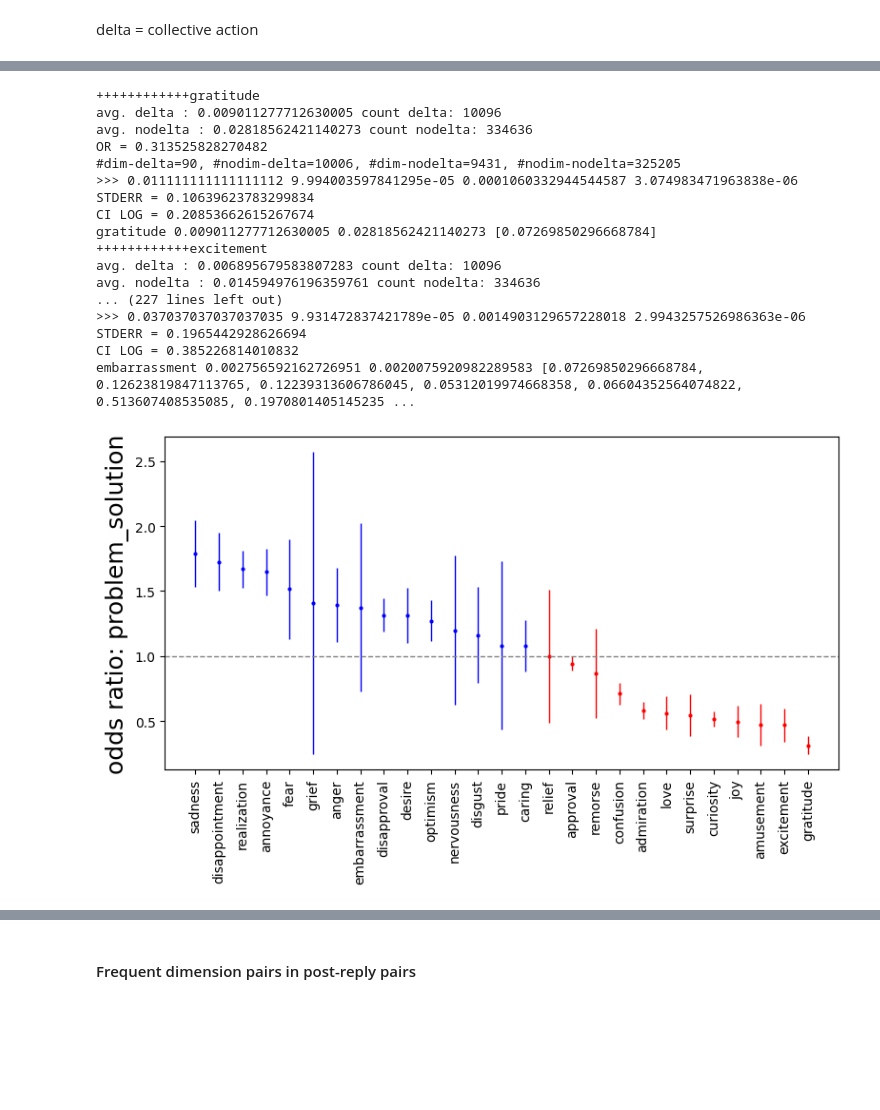
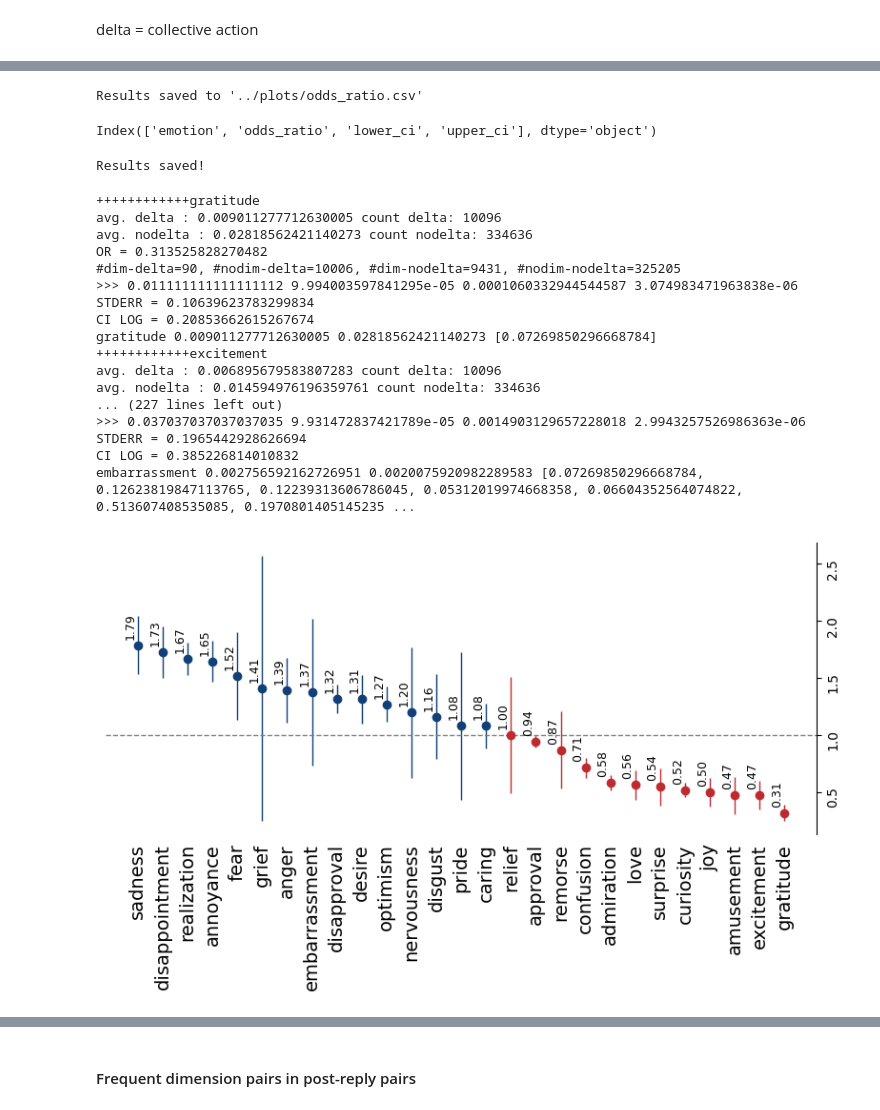
Before and after one commit to todomoldovan/thesis, a Jupyter notebook: notebooks/3_odds-ratios.ipynb, the cells around one changed output, grey strips where cells are left out. Drawn from its saved outputs; the diff is of its cells as text; code cells hidden in the pictures; blank space fills up the shorter version.

Commit message:
emotions

```diff
--- a/notebooks/3_odds-ratios.ipynb
+++ b/notebooks/3_odds-ratios.ipynb
@@ -233,10 +247,15 @@ for i, l in zip(range(len(L)), L):
     #ax.text(i, y_odds + 0.1, f'{y_odds:.2f}', ha='center', va='bottom', fontsize=9, color='black', rotation=90)
     ax.text(i - 0.3, y_odds + 0.05, f'{y_odds:.2f}', ha='center', va='bottom', fontsize=9, color='black', rotation=90)
 
+for tick in ax.get_xticklabels():
+    tick.set_fontsize(14)  # Adjust the font size as needed
+for tick in ax.get_yticklabels():
+    tick.set_fontsize(14)  # Adjust the font size as needed
+
 ax.set_xticks(range(len(labels_ordered)))
 ax.set_xticklabels(labels_ordered)
 ax.yaxis.set_ticks_position('right')
-ax.set_ylabel(f'Odds ratio (collective action)', size=18)
+#ax.set_ylabel(f'Odds ratio (collective action)', size=18)
 ax.axhline(1, linestyle='--', linewidth=1, color='gray')
 for tick in ax.get_xticklabels():
     tick.set_rotation(90)
@@ -272,3 +291,42 @@ embarrassment 0.0025360710345812216 0.002006546922286882 [0.07298786297512905, 0
+# %%
+results_data = {
+    'emotion': labels_ordered,
+    'odds_ratio': [l[0] for l in L],
+    'lower_ci': [l[0] - l[1] for l in L],  # odds_ratio - ci
+    'upper_ci': [l[0] + l[1] for l in L]   # odds_ratio + ci
+}
+
+results_df = pd.DataFrame(results_data)
+results_df.to_csv('../plots/odds_ratio.csv', index=False)
+print(f"Results saved to '../plots/odds_ratio.csv'")
+# %% [output]
+Results saved to '../plots/odds_ratio.csv'
+# %%
+results_df.columns
+# %% [output]
+Index(['emotion', 'odds_ratio', 'lower_ci', 'upper_ci'], dtype='object')
+# %%
+# Map each emotion to a category
+def get_category(emotion):
+    if emotion in positive_emotions:
+        return "positive"
+    elif emotion in negative_emotions:
+        return "negative"
+    elif emotion in ambiguous_emotions:
+        return "ambiguous"
+    else:
+        return "unknown"
+
+# Add a category column
+results_df['category'] = results_df['emotion'].apply(get_category)
+
+# Average the metrics by category
+category_means = results_df.groupby('category')[['odds_ratio', 'lower_ci', 'upper_ci']].mean().reset_index()
+category_means
+category_means.to_csv('../plots/odds_ratio_simple.csv', index=False)
+print(f"Results saved!")
+# %% [output]
+Results saved!
 # %%
 df_no_delta = df[df['problem_solution'] == 0].dropna()
 df_delta = df[df['problem_solution'] == 1].dropna()
@@ -328,9 +386,9 @@ for i, dim in enumerate(all_dims):
 
     print(dim, avg_delta, avg_no_delta, y_ci_OR)
     if avg_delta > avg_no_delta:
-        clr = 'b'
+        clr = '#104076'
     else:
-        clr = 'r'
+        clr = '#BD2B30'
     colors.append(clr)
 
 L = list(zip(y_oddsratio,y_ci_OR, y_ratio, y_delta, y_ci_delta, y_nodelta, y_ci_nodelta, colors, all_dims))
@@ -341,34 +399,52 @@ for i, l in zip(range(len(L)), L):
     y_odds, y_odds_ci, y_rat, y_d, err_delta, y_nod, err_nodelta, color, label = l
     labels_ordered.append(label)
     y_ci_nodelta_ordered.append(err_nodelta)
 
-    ax.plot([i], [y_odds],'o', markersize=2, color=color)
-    ax.errorbar([i], [y_odds], yerr=[y_odds_ci], elinewidth=1, fmt=f'{color}-')
+    #ax.plot([i], [y_odds], 'o', markersize=1, color=color)
+    ax.scatter([i], [y_odds], s=10, color=color)
+    #ax.errorbar([i], [y_odds], yerr=[y_odds_ci], elinewidth=1, fmt=f'{color}-')
+    ax.errorbar([i], [y_odds], yerr=[y_odds_ci], elinewidth=1, fmt='o', color=color)
+    #ax.text(i, y_odds + 0.1, f'{y_odds:.2f}', ha='center', va='bottom', fontsize=9, color='black', rotation=90)
+    ax.text(i - 0.3, y_odds + 0.05, f'{y_odds:.2f}', ha='center', va='bottom', fontsize=9, color='black', rotation=90)
+
+for tick in ax.get_xticklabels():
+    tick.set_fontsize(14)  # Adjust the font size as needed
+for tick in ax.get_yticklabels():
+    tick.set_fontsize(14)  # Adjust the font size as needed
 
 ax.set_xticks(range(len(labels_ordered)))
 ax.set_xticklabels(labels_ordered)
-ax.set_ylabel(f'odds ratio: problem_solution', size=18)
+ax.yaxis.set_ticks_position('right')
+#ax.set_ylabel(f'Odds ratio (problem-solution)', size=18)
 ax.axhline(1, linestyle='--', linewidth=1, color='gray')
 for tick in ax.get_xticklabels():
     tick.set_rotation(90)
+for tick in ax.get_yticklabels():
+    tick.set_rotation(90)
+ax.spines["bottom"].set_visible(False)
+ax.spines["top"].set_visible(False)
+#ax.spines["right"].set_visible(False)
+ax.spines["left"].set_visible(False)
+ax.xaxis.set_ticks_position("none")
+#ax.set_xticklabels([])
 plt.tight_layout()
 plt.savefig('../plots/odds_ratio_problem_solution.pdf')
 # %% [output]
 ++++++++++++gratitude
 avg. delta : 0.009011277712630005 count delta: 10096
 avg. nodelta : 0.02818562421140273 count nodelta: 334636
 OR = 0.313525828270482
 #dim-delta=90, #nodim-delta=10006, #dim-nodelta=9431, #nodim-nodelta=325205
 >>> 0.011111111111111112 9.994003597841295e-05 0.0001060332944544587 3.074983471963838e-06
 STDERR = 0.10639623783299834
 CI LOG = 0.20853662615267674
 gratitude 0.009011277712630005 0.02818562421140273 [0.07269850296668784]
 ++++++++++++excitement
 avg. delta : 0.006895679583807283 count delta: 10096
 avg. nodelta : 0.014594976196359761 count nodelta: 334636
 ... (227 lines left out)
 >>> 0.037037037037037035 9.931472837421789e-05 0.0014903129657228018 2.9943257526986363e-06
 STDERR = 0.1965442928626694
 CI LOG = 0.385226814010832
 embarrassment 0.002756592162726951 0.0020075920982289583 [0.07269850296668784, 0.12623819847113765, 0.12239313606786045, 0.05312019974668358, 0.06604352564074822, 0.513607408535085, 0.1970801405145235 ...
-[figure, old version]
+[figure, new version]
```
Also changed, not shown: parts of 25 cells of this notebook, 39 other files.
